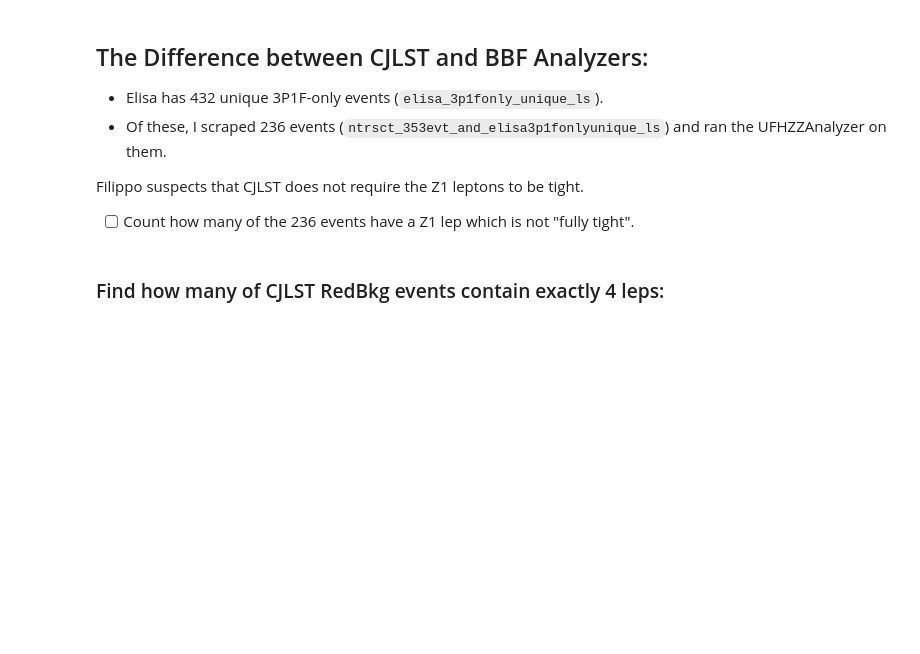
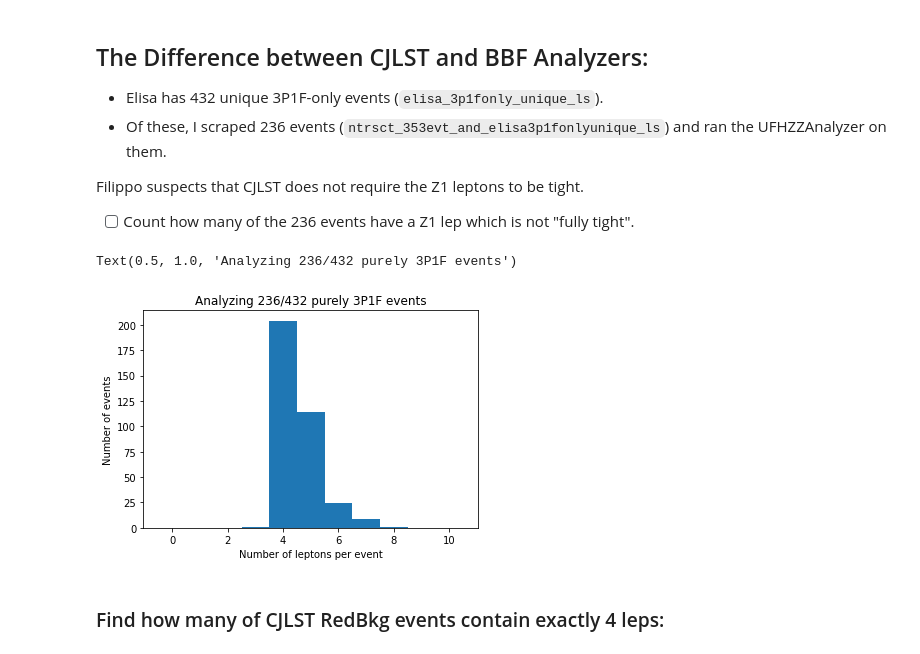
Before and after one commit to rosedj1/ZplusXpython, a Jupyter notebook: sidequests/scripts/jake_vs_elisa_event_comparison.ipynb, the cells around one changed output. Saved outputs shown, nothing was run; the diff lists cells and outputs as text; code cells hidden in the pictures; blank space fills up the shorter version.

```diff
--- a/sidequests/scripts/jake_vs_elisa_event_comparison.ipynb
+++ b/sidequests/scripts/jake_vs_elisa_event_comparison.ipynb
@@ -701,6 +704,25 @@ Done.
 Filippo suspects that CJLST does not require the Z1 leptons to be tight.
 
 - [ ] Count how many of the 236 events have a Z1 lep which is not "fully tight".
+# %%
+#--- DELETE BELOW. ---#
+from ROOT import TFile
+import numpy as np
+infile_elisa_unique_353 = "/blue/avery/rosedj1/ZplusXpython/sidequests/rootfiles/elisa_unique_353events.root"
+f_elisa_353 = TFile(infile_elisa_unique_353)
+t_elisa_353 = f_elisa_353.Get("Ana/passedEvents")
+#--- DELETE ABOVE. ---#
+data = [len(evt.lep_pt) for evt in t_elisa_353]
+del t_elisa_353
+# %%
+fig, ax = plt.subplots(1, 1)
+bin_vals, bin_edges, _ = ax.hist(data, bins=range(0,12), align='left')
+ax.set_xlabel(r'Number of leptons per event')
+ax.set_ylabel(r'Number of events')
+ax.set_title(f'Analyzing 236/432 purely 3P1F events')
+# %% [output]
+Text(0.5, 1.0, 'Analyzing 236/432 purely 3P1F events')
+[figure, added]
 # %%
 # cr_counts = Counter([tuple(sorted(v)) for v in elisa_3p1f_unique_evtid_dct.values()])
 # df = pd.DataFrame.from_dict(cr_counts, orient='index')
```
Also changed, not shown: parts of 2 cells of this notebook, 4 other files.
